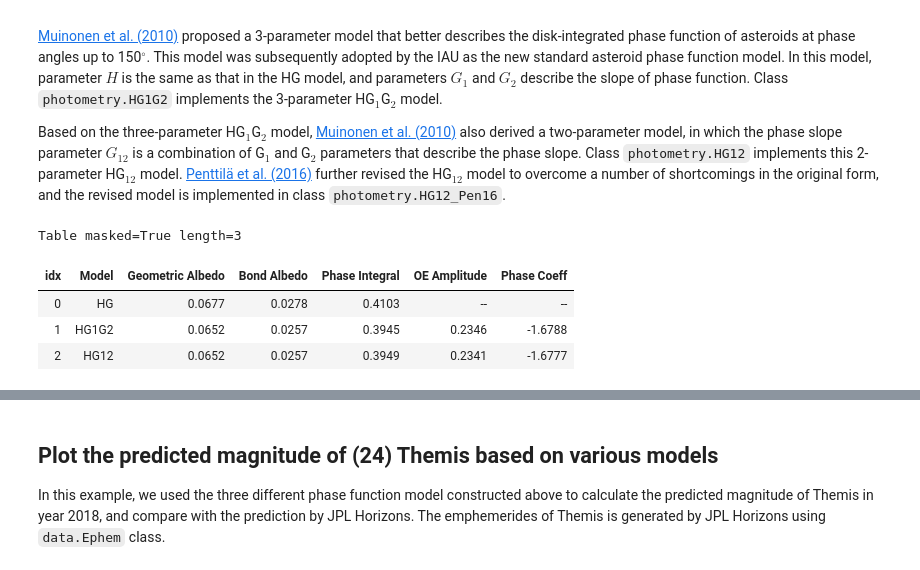
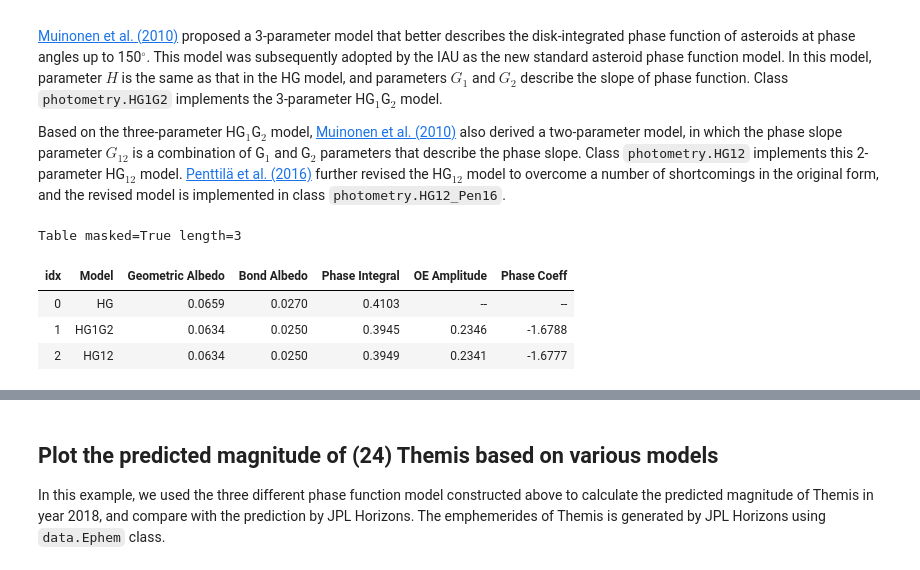
Before and after one commit to NASA-Planetary-Science/sbpy-tutorial, a Jupyter notebook: notebooks/photometry/integrated_phasefunc.ipynb, the cells around one changed output, grey strips where cells are left out. Saved outputs shown, nothing was run; the diff lists cells and outputs as text; code cells hidden in the pictures.

```diff
--- a/notebooks/photometry/integrated_phasefunc.ipynb
+++ b/notebooks/photometry/integrated_phasefunc.ipynb
@@ -90,43 +96,48 @@ IAU HG model ([Bowell et al. 1989](https://ui.adsabs.harvard.edu/#abs/1989aste.c
 Based on the three-parameter HG$_1$G$_2$ model, [Muinonen et al. (2010)](https://ui.adsabs.harvard.edu/#abs/2010Icar..209..542M/abstract) also derived a two-parameter model, in which the phase slope parameter $G_{12}$ is a combination of G$_1$ and G$_2$ parameters that describe the phase slope.  Class `photometry.HG12` implements this 2-parameter HG$_{12}$ model.  [Penttilä et al. (2016)](https://ui.adsabs.harvard.edu/abs/2016P%26SS..123..117P/abstract) further revised the HG$_{12}$ model to overcome a number of shortcomings in the original form, and the revised model is implemented in class `photometry.HG12_Pen16`.
 # %%
 import numpy as np
+import astropy.units as u
 from astropy.table import Table
+from sbpy.calib import solar_fluxd
 from sbpy.photometry import HG, HG1G2, HG12
 
 # phase function models for (24) Themis
 themis_phase = []
 # HG model: H=7.08, G=0.19 (JPL Small Bodies Database)
-themis_phase.append(HG(7.08, 0.19, radius=99))
+themis_phase.append(HG(7.08 * u.mag, 0.19, radius=99 * u.km, wfb='V'))
 # HG1G2 model: H=7.121, G1=0.67, G2=0.14 (Muinonen et al. 2010)
-themis_phase.append(HG1G2(7.121, 0.67, 0.14, radius=99))
+themis_phase.append(HG1G2(7.121 * u.mag, 0.67, 0.14, radius=99 * u.km, wfb='V'))
 # HG12 model: H=7.121, G12=0.68 (Muinonen et al. 2010)
-themis_phase.append(HG12(7.121, 0.68, radius=99))
+themis_phase.append(HG12(7.121 * u.mag, 0.68, radius=99 * u.km, wfb='V'))
+
+# default solar magnitude
+solar_fluxd.set({'V': -26.77 * u.mag})
 
 # photometric properties of Themis based on all three models
 geoalb = [m.geomalb for m in themis_phase]   # geometric albedo
 bondalb = [m.bondalb for m in themis_phase]   # bond albedo
 phaseint = [m.phaseint for m in themis_phase]  # phase integral
 oeamp = [m.oe_amp for m in themis_phase[1:]]   # opposition-effect amplitude
 oeamp.insert(0,None)
 coeff = [m.phasecoeff for m in themis_phase[1:]]   # phase coefficient (slope)
 coeff.insert(0,None)
 
 # table of properties
 model_names = ['HG', 'HG1G2','HG12']
 phopars = Table([model_names, geoalb, bondalb, phaseint, oeamp, coeff],
                 names=['Model', 'Geometric Albedo', 'Bond Albedo', 'Phase Integral',
                        'OE Amplitude', 'Phase Coeff'], masked=True)
 phopars['OE Amplitude'].mask[0] = True
 phopars['Phase Coeff'].mask[0] = True
 for k in phopars.keys()[1:]:
     phopars[k].format='%.4f'
 phopars.show_in_notebook()
 # %% [output]
 Table masked=True length=3
 | idx | Model | Geometric Albedo | Bond Albedo | Phase Integral | OE Amplitude | Phase Coeff |
-| 0 | HG | 0.0677 | 0.0278 | 0.4103 | -- | -- |
-| 1 | HG1G2 | 0.0652 | 0.0257 | 0.3945 | 0.2346 | -1.6788 |
-| 2 | HG12 | 0.0652 | 0.0257 | 0.3949 | 0.2341 | -1.6777 |
+| 0 | HG | 0.0659 | 0.0270 | 0.4103 | -- | -- |
+| 1 | HG1G2 | 0.0634 | 0.0250 | 0.3945 | 0.2346 | -1.6788 |
+| 2 | HG12 | 0.0634 | 0.0250 | 0.3949 | 0.2341 | -1.6777 |
 # %%
 from matplotlib import pyplot as plt
 %matplotlib notebook
```
Also changed, not shown: parts of 8 cells of this notebook.
